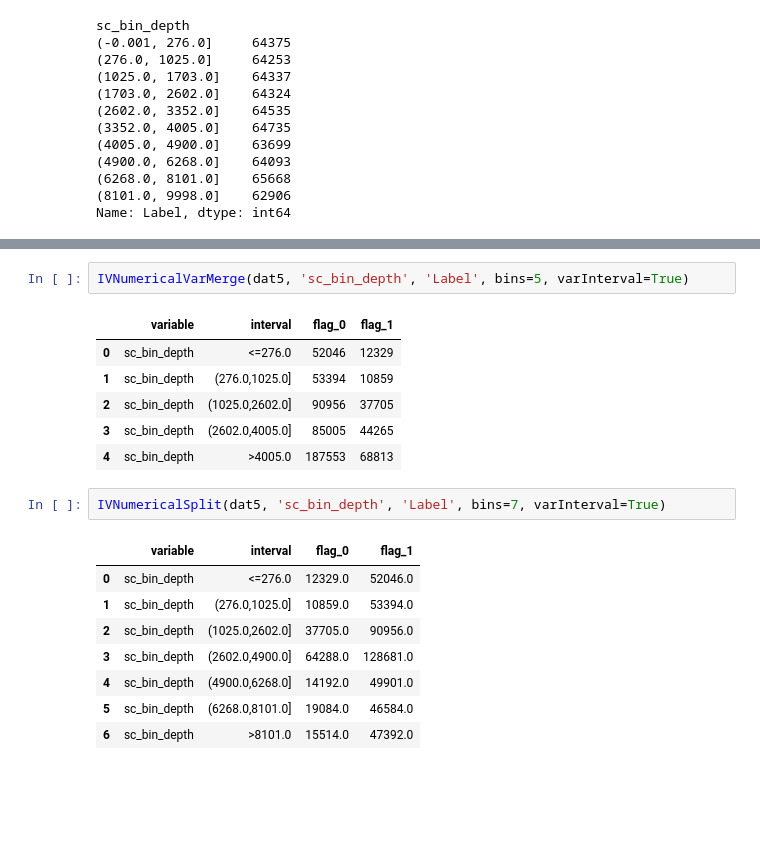
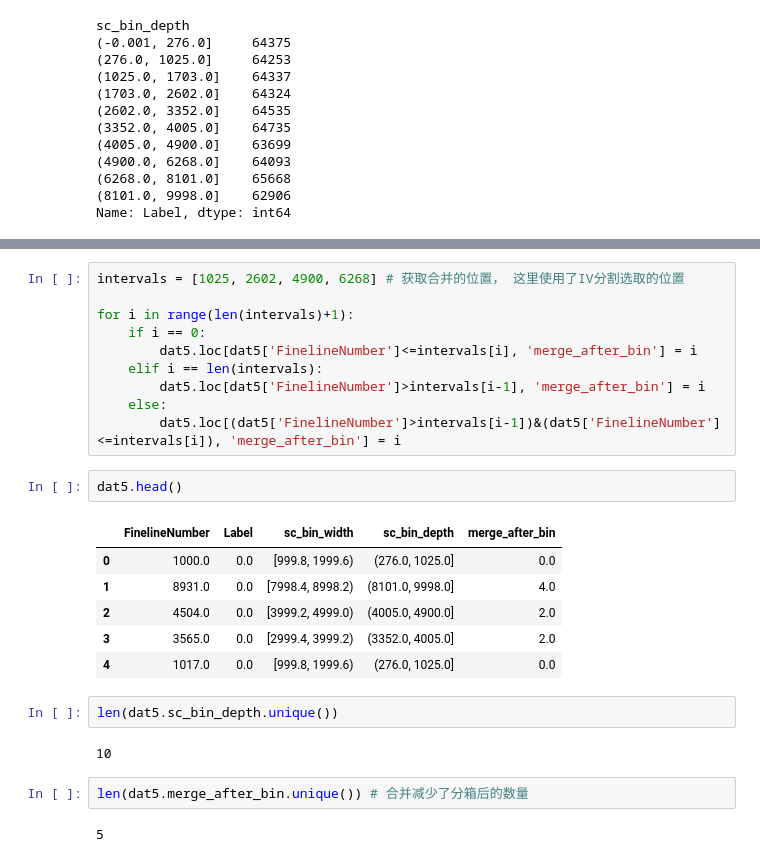
Before and after one commit to learning-yz/dataprocessing, a Jupyter notebook: numericalColumnProcess.ipynb, the cells around one changed output, grey strips where cells are left out. Saved outputs shown, nothing was run; the diff lists cells and outputs as text; blank space fills up the shorter version.

```diff
--- a/numericalColumnProcess.ipynb
+++ b/numericalColumnProcess.ipynb
@@ -725,20 +269,27 @@ PctNumericalVarMerge(dat5, 'sc_bin_depth', 'Label', bins=5, varInterval=True)
-# %%
-IVNumericalVarMerge(dat5, 'sc_bin_depth', 'Label', bins=5, varInterval=True)
-# %% [output]
-|  | variable | interval | flag_0 | flag_1 |
-| 0 | sc_bin_depth | <=276.0 | 52046 | 12329 |
-| 1 | sc_bin_depth | (276.0,1025.0] | 53394 | 10859 |
-| 2 | sc_bin_depth | (1025.0,2602.0] | 90956 | 37705 |
-| 3 | sc_bin_depth | (2602.0,4005.0] | 85005 | 44265 |
-| 4 | sc_bin_depth | >4005.0 | 187553 | 68813 |
-# %%
-IVNumericalSplit(dat5, 'sc_bin_depth', 'Label', bins=7, varInterval=True)
-# %% [output]
-|  | variable | interval | flag_0 | flag_1 |
-| 0 | sc_bin_depth | <=276.0 | 12329.0 | 52046.0 |
-| 1 | sc_bin_depth | (276.0,1025.0] | 10859.0 | 53394.0 |
-| 2 | sc_bin_depth | (1025.0,2602.0] | 37705.0 | 90956.0 |
-| 3 | sc_bin_depth | (2602.0,4900.0] | 64288.0 | 128681.0 |
-| 4 | sc_bin_depth | (4900.0,6268.0] | 14192.0 | 49901.0 |
-| 5 | sc_bin_depth | (6268.0,8101.0] | 19084.0 | 46584.0 |
-| 6 | sc_bin_depth | >8101.0 | 15514.0 | 47392.0 |
+# %%
+intervals = [1025, 2602, 4900, 6268] # 获取合并的位置， 这里使用了IV分割选取的位置
+
+for i in range(len(intervals)+1):
+    if i == 0:
+        dat5.loc[dat5['FinelineNumber']<=intervals[i], 'merge_after_bin'] = i
+    elif i == len(intervals):
+        dat5.loc[dat5['FinelineNumber']>intervals[i-1], 'merge_after_bin'] = i
+    else:
+        dat5.loc[(dat5['FinelineNumber']>intervals[i-1])&(dat5['FinelineNumber']<=intervals[i]), 'merge_after_bin'] = i
+# %%
+dat5.head()
+# %% [output]
+|  | FinelineNumber | Label | sc_bin_width | sc_bin_depth | merge_after_bin |
+| 0 | 1000.0 | 0.0 | [999.8, 1999.6) | (276.0, 1025.0] | 0.0 |
+| 1 | 8931.0 | 0.0 | [7998.4, 8998.2) | (8101.0, 9998.0] | 4.0 |
+| 2 | 4504.0 | 0.0 | [3999.2, 4999.0) | (4005.0, 4900.0] | 2.0 |
+| 3 | 3565.0 | 0.0 | [2999.4, 3999.2) | (3352.0, 4005.0] | 2.0 |
+| 4 | 1017.0 | 0.0 | [999.8, 1999.6) | (276.0, 1025.0] | 0.0 |
+# %%
+len(dat5.sc_bin_depth.unique())
+# %% [output]
+10
+# %%
+len(dat5.merge_after_bin.unique()) # 合并减少了分箱后的数量
+# %% [output]
+5
```
Also changed, not shown: parts of 23 cells of this notebook, 4 other files.
